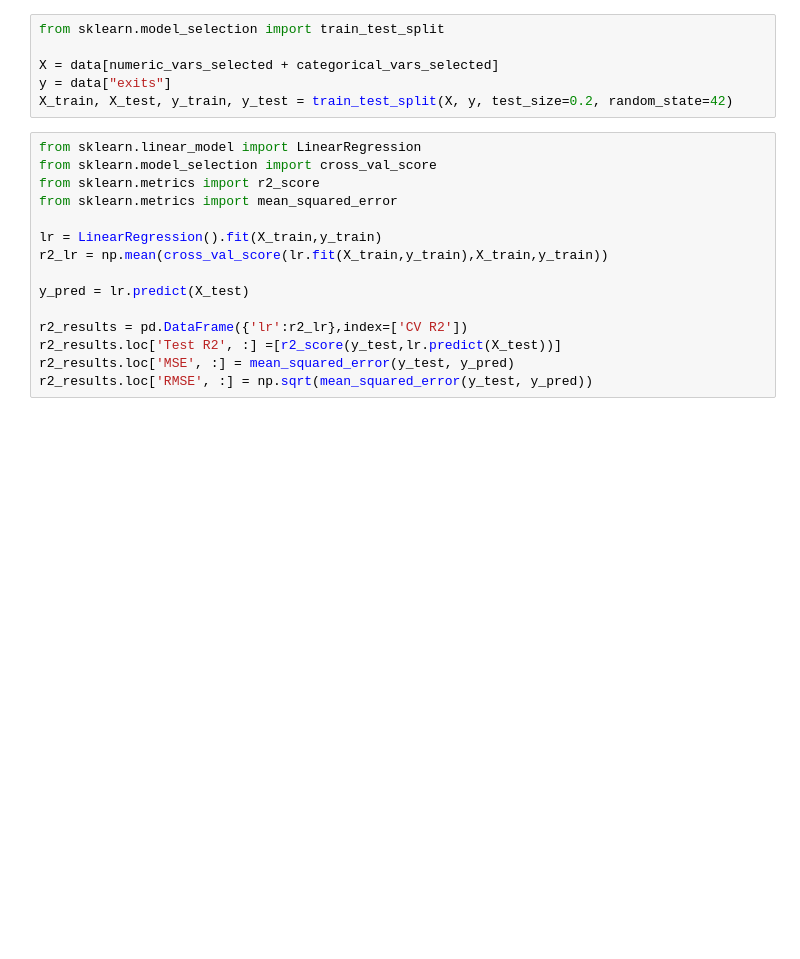
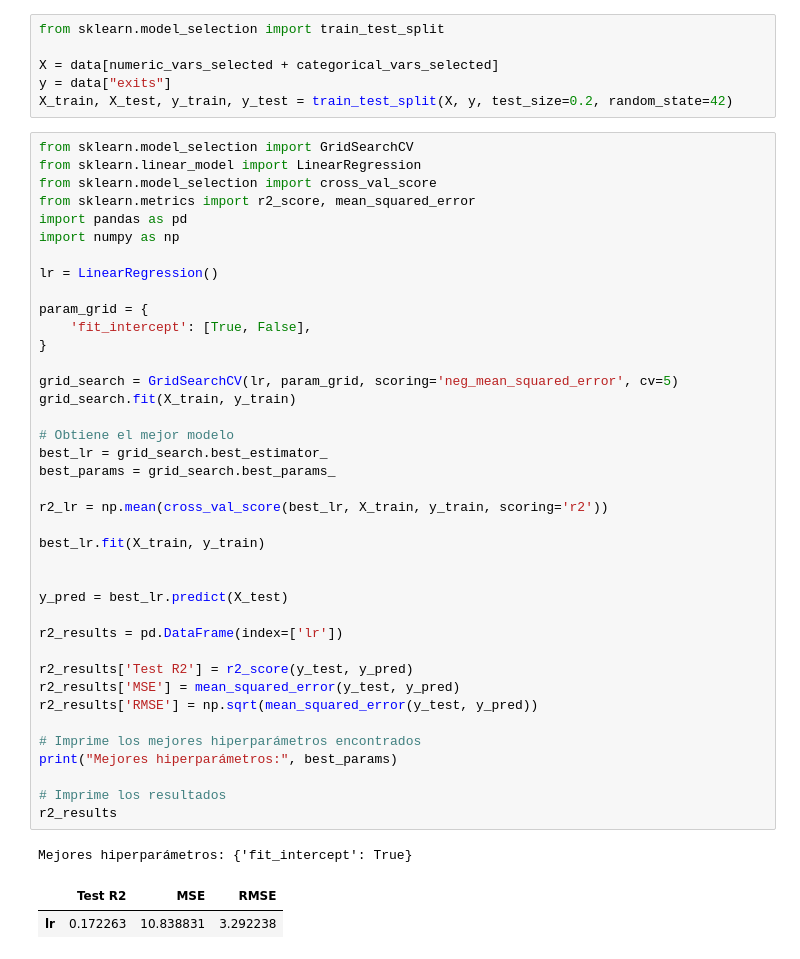
Before and after one commit to nicollorens12/BicingEstimator, a Jupyter notebook: notebook.ipynb, the cells around one changed output. Saved outputs shown, nothing was run; the diff lists cells and outputs as text; blank space fills up the shorter version.

```diff
--- a/notebook.ipynb
+++ b/notebook.ipynb
@@ -237,20 +237,48 @@ X = data[numeric_vars_selected + categorical_vars_selected]
 y = data["exits"]
 X_train, X_test, y_train, y_test = train_test_split(X, y, test_size=0.2, random_state=42)
 # %%
+from sklearn.model_selection import GridSearchCV
 from sklearn.linear_model import LinearRegression
 from sklearn.model_selection import cross_val_score
-from sklearn.metrics import r2_score
-from sklearn.metrics import mean_squared_error
+from sklearn.metrics import r2_score, mean_squared_error
+import pandas as pd
+import numpy as np
 
-lr = LinearRegression().fit(X_train,y_train)
-r2_lr = np.mean(cross_val_score(lr.fit(X_train,y_train),X_train,y_train))
+lr = LinearRegression()
 
-y_pred = lr.predict(X_test)
+param_grid = {
+    'fit_intercept': [True, False],
+}
 
-r2_results = pd.DataFrame({'lr':r2_lr},index=['CV R2'])
-r2_results.loc['Test R2', :] =[r2_score(y_test,lr.predict(X_test))]
-r2_results.loc['MSE', :] = mean_squared_error(y_test, y_pred)
-r2_results.loc['RMSE', :] = np.sqrt(mean_squared_error(y_test, y_pred))
+grid_search = GridSearchCV(lr, param_grid, scoring='neg_mean_squared_error', cv=5)
+grid_search.fit(X_train, y_train)
+
+# Obtiene el mejor modelo
+best_lr = grid_search.best_estimator_
+best_params = grid_search.best_params_
+
+r2_lr = np.mean(cross_val_score(best_lr, X_train, y_train, scoring='r2'))
+
+best_lr.fit(X_train, y_train)
+
+
+y_pred = best_lr.predict(X_test)
+
+r2_results = pd.DataFrame(index=['lr'])
+
+r2_results['Test R2'] = r2_score(y_test, y_pred)
+r2_results['MSE'] = mean_squared_error(y_test, y_pred)
+r2_results['RMSE'] = np.sqrt(mean_squared_error(y_test, y_pred))
+
+# Imprime los mejores hiperparámetros encontrados
+print("Mejores hiperparámetros:", best_params)
+
+# Imprime los resultados
+r2_results
+# %% [output]
+Mejores hiperparámetros: {'fit_intercept': True}
+|  | Test R2 | MSE | RMSE |
+| lr | 0.172263 | 10.838831 | 3.292238 |
 # %%
 from yellowbrick.regressor import residuals_plot
 plt.figure(figsize=(12,8))
```
Also changed, not shown: parts of 15 cells of this notebook.
